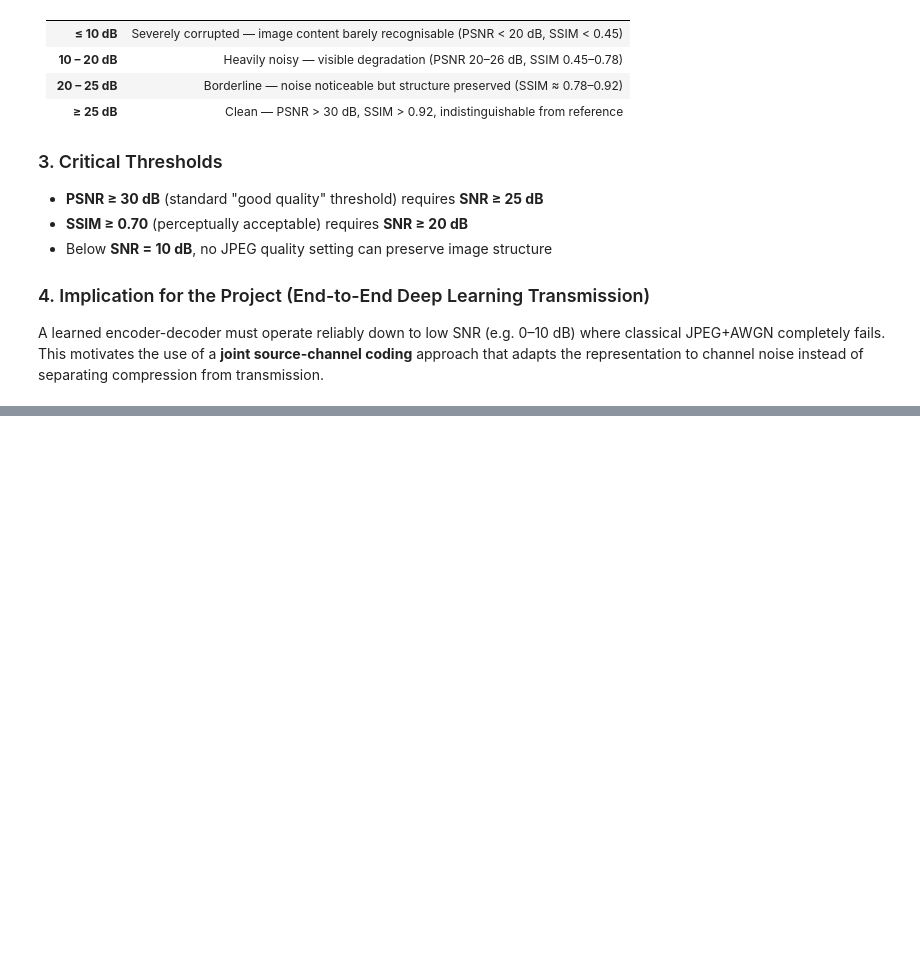
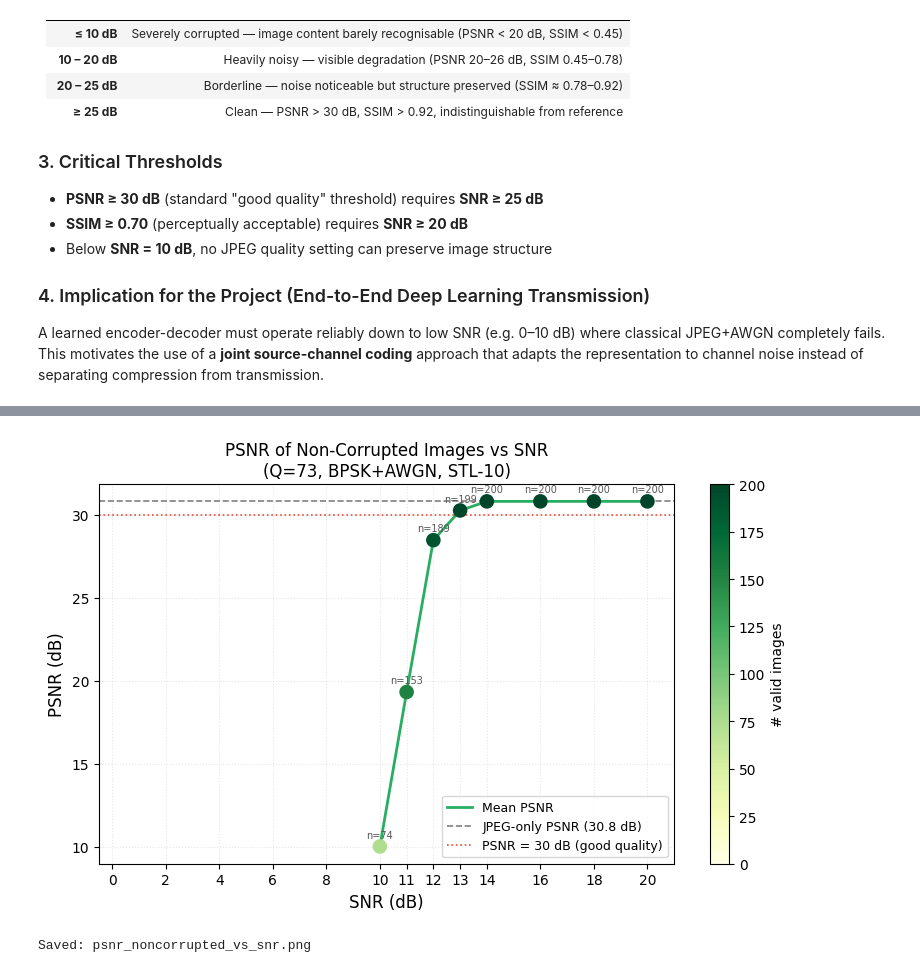
Before and after one commit to Lolmantran/ToR-2026, a Jupyter notebook: main.ipynb, the cells around one changed output, grey strips where cells are left out. Saved outputs shown, nothing was run; the diff lists cells and outputs as text; code cells hidden in the pictures; blank space fills up the shorter version.

```diff
--- a/main.ipynb
+++ b/main.ipynb
@@ -258,0 +457,44 @@ A learned encoder-decoder must operate reliably down to low SNR (e.g. 0–10 dB)
+# %%
+# ── Plot 2: PSNR vs SNR (non-corrupted images only) ───────────────────────────
+
+snr_valid  = [s for s, p in zip(SNR_DB, mean_psnrs) if not np.isnan(p)]
+psnr_valid = [p for p in mean_psnrs if not np.isnan(p)]
+n_valid    = [n for s, n in zip(SNR_DB, n_valid_per_snr)
+              if not np.isnan(mean_psnrs[SNR_DB.index(s)])]
+
+fig, ax = plt.subplots(figsize=(8, 5))
+
+sc = ax.scatter(snr_valid, psnr_valid, c=n_valid, cmap='YlGn',
+                s=90, zorder=4, vmin=0, vmax=N_IMAGES)
+ax.plot(snr_valid, psnr_valid, color='#27ae60', linewidth=2,
+        linestyle='-', zorder=3, label='Mean PSNR')
+plt.colorbar(sc, ax=ax, label='# valid images')
+
+# JPEG-only reference (noise-free baseline)
+jpeg_psnr_ref = np.nanmax(psnr_valid) if psnr_valid else 35.0
+ax.axhline(jpeg_psnr_ref, color='gray', linestyle='--', linewidth=1.2,
+           label=f'JPEG-only PSNR ({jpeg_psnr_ref:.1f} dB)')
+ax.axhline(30, color='#e74c3c', linestyle=':', linewidth=1.2,
+           label='PSNR = 30 dB (good quality)')
+
+# Annotate sample counts
+for s, p, n in zip(snr_valid, psnr_valid, n_valid):
+    ax.annotate(f'n={n}', xy=(s, p), fontsize=7, ha='center', va='bottom',
+                xytext=(0, 5), textcoords='offset points', color='#555')
+
+ax.set_xlabel('SNR (dB)', fontsize=12)
+ax.set_ylabel('PSNR (dB)', fontsize=12)
+ax.set_title(f'PSNR of Non-Corrupted Images vs SNR\n'
+             f'(Q={JPEG_Q}, BPSK+AWGN, STL-10)', fontsize=12)
+ax.set_xlim(-0.5, 21)
+ax.set_xticks(SNR_DB)
+ax.grid(True, alpha=0.3, linestyle=':')
+ax.legend(fontsize=9, loc='lower right')
+
+plt.tight_layout()
+plt.savefig('psnr_noncorrupted_vs_snr.png', dpi=150, bbox_inches='tight')
+plt.show()
+print("Saved: psnr_noncorrupted_vs_snr.png")
+# %% [output]
+[figure, added]
+Saved: psnr_noncorrupted_vs_snr.png
```
Also changed, not shown: parts of 4 cells of this notebook, 1 other file.
